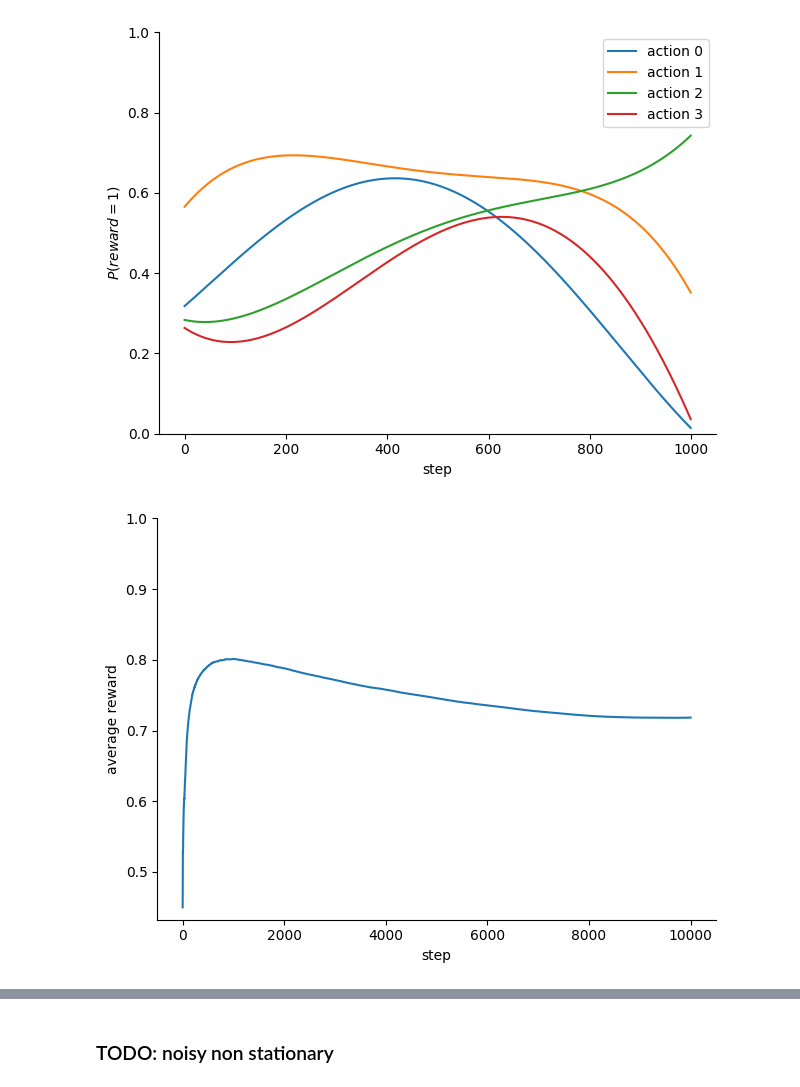
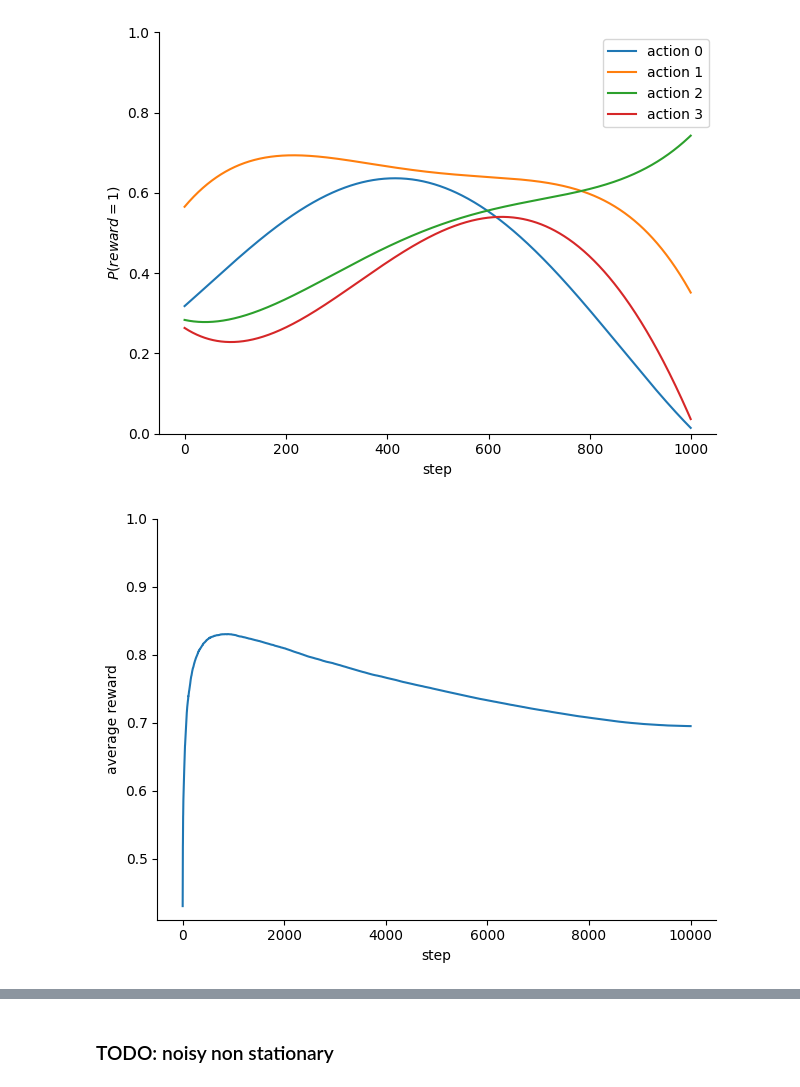
Before and after one commit to clabrugere/jax-bandits, a Jupyter notebook: dev/jax.ipynb, the cells around one changed output, grey strips where cells are left out. Cells and saved outputs as stored; diff of their text form; code cells hidden in the pictures.

Commit message:
add discounts/decay to policies

```diff
--- a/dev/jax.ipynb
+++ b/dev/jax.ipynb
@@ -308,37 +238,39 @@ def simulate_multiple(
 key = jax.random.key(123)
 num_actions = 10
 num_steps = 10_000
+num_iter = 100
 
 
 greedy_init_state = epsilon_greedy.EpsilonGreedyState(
-    epsilon=0.1,
+    epsilon=0.3,
+    epsilon_decay=0.99,
     values=jnp.zeros(num_actions),
     counts=jnp.zeros(num_actions),
 )
 
-greedy_state, greedy_rewards = simulate_multiple(
+greedy_state, greedy_rewards = environment.simulate_multiple(
     key,
     epsilon_greedy.select_action,
     epsilon_greedy.update_state,
     greedy_init_state,
     num_actions,
     num_steps,
-    multiregime_rewards,
-    (3,),
-    100,
+    num_iter,
+    rewards_generator_fn=multiregime_rewards,
+    rewards_generator_fn_args=(3,),
 )
 
 step_inds = jnp.arange(1, num_steps + 1)
 _, ax = plt.subplots()
 ax.plot(jnp.cumsum(jnp.mean(greedy_rewards, axis=0)) / step_inds)
 
 ax.set_xlabel("step")
 ax.set_ylabel("average reward")
 ax.set_ylim(top=1.0)
 ax.spines[["right", "top"]].set_visible(False)
 
 
 plt.tight_layout()
 # %% [output]
-[figure, old version]
+[figure, new version]
 # %%
```
Also changed, not shown: parts of 6 cells of this notebook, 3 other files.
